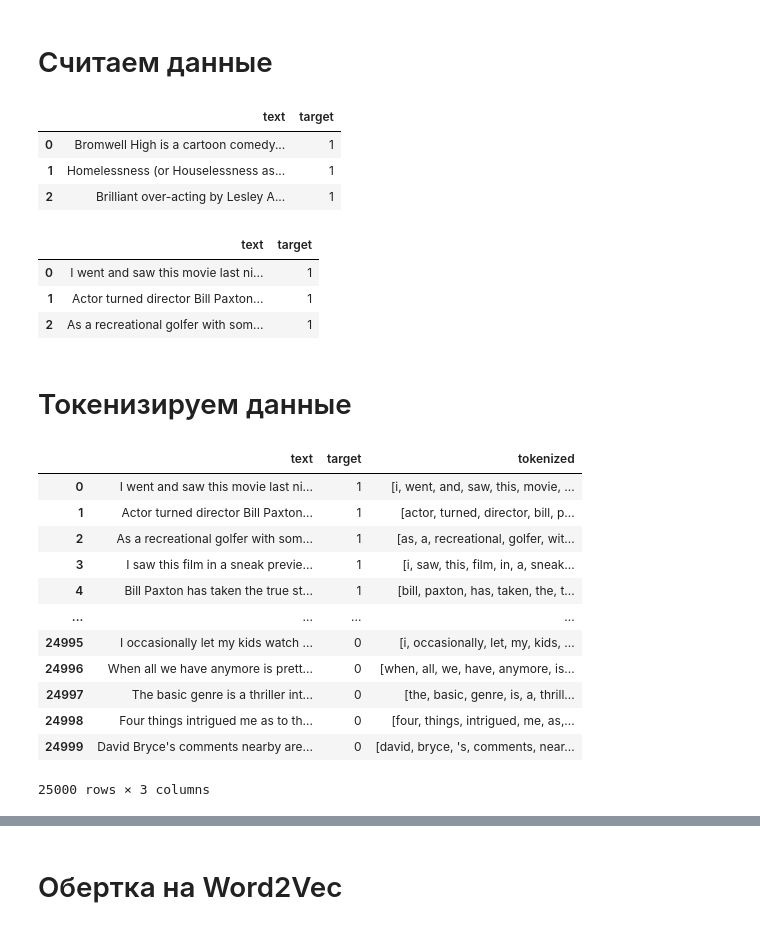
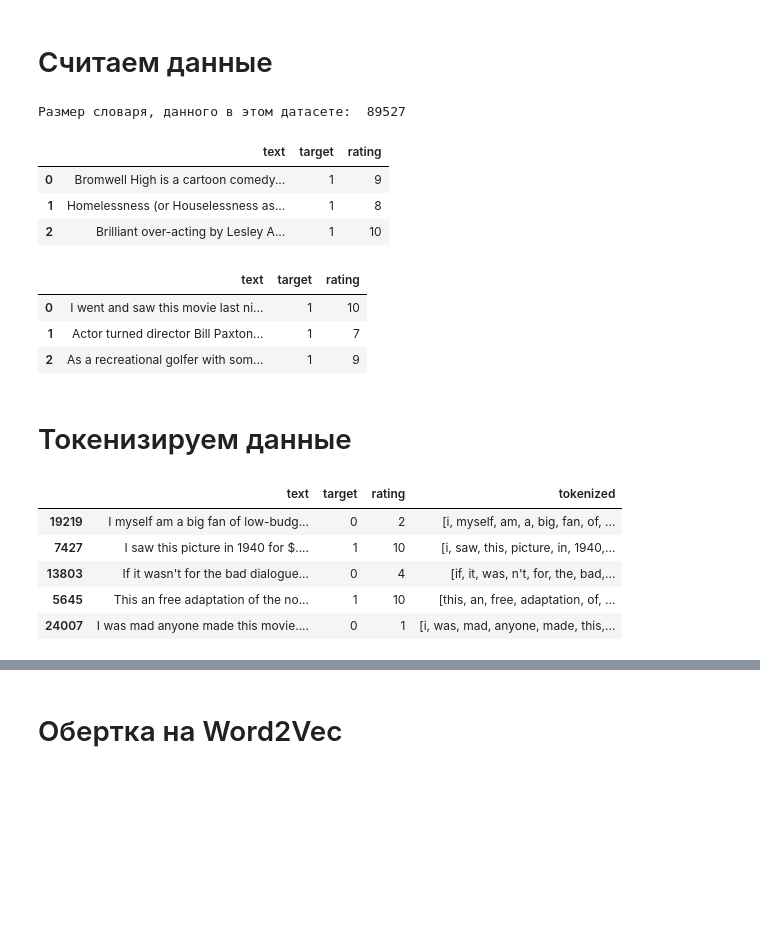
Before and after one commit to triflt/comment_task, a Jupyter notebook: notebook.ipynb, the cells around one changed output, grey strips where cells are left out. Cells and saved outputs as stored; diff of their text form; code cells hidden in the pictures; blank space fills up the shorter version.

```diff
--- a/notebook.ipynb
+++ b/notebook.ipynb
@@ -39,13 +55,11 @@ TEST_DATA_PATH = 'data/aclImdb/test/'
 # %%
 def open_txt(path):
     comments_names = os.listdir(path)
-    if path[-4:] == 'pos/':
-        target = 1
-    else:
-        target = 0
     comments = []
-    for comment in comments_names:
+    for comment in tqdm(comments_names):
         with open(os.path.join(path, comment) , encoding="utf8") as f:
             lines = f.readlines()
-            comments.append([lines[0], target])
+            target = get_target(path)
+            rating = get_rating(comment)
+            comments.append([lines[0], target, rating])
     return comments
@@ -57,53 +66,53 @@ test_neg = open_txt('data/aclImdb/test/neg/')
+# %%
+train_pos = open_txt(TRAIN_DATA_PATH + 'pos/')
+train_neg = open_txt(TRAIN_DATA_PATH + 'neg/')
+test_pos = open_txt(TEST_DATA_PATH + 'pos/')
+test_neg = open_txt(TEST_DATA_PATH + 'neg/')
 # %%
 #словарь
-with open('data/aclImdb/imdb.vocab', encoding="utf8") as f:
+with open('large-movie-reviews-dataset/acl-imdb-v1/imdb.vocab', encoding="utf8") as f:
         all_words = f.readlines()
-        all_words[i] = all_words[i][:-1]
 for i in range(len(all_words)):
     all_words[i] = all_words[i][:-1]
+print("Размер словаря, данного в этом датасете: ", len(all_words))
+# %% [output]
+Размер словаря, данного в этом датасете:  89527
 # %%
-train_df = pd.DataFrame(train_pos + train_neg, columns = ['text', 'target'])
+train_df = pd.DataFrame(train_pos + train_neg, columns = ['text', 'target', 'rating'])
 train_df.head(3)
 # %% [output]
-|  | text | target |
-| 0 | Bromwell High is a cartoon comedy... | 1 |
-| 1 | Homelessness (or Houselessness as... | 1 |
-| 2 | Brilliant over-acting by Lesley A... | 1 |
+|  | text | target | rating |
+| 0 | Bromwell High is a cartoon comedy... | 1 | 9 |
+| 1 | Homelessness (or Houselessness as... | 1 | 8 |
+| 2 | Brilliant over-acting by Lesley A... | 1 | 10 |
 # %%
-test_df = pd.DataFrame(test_pos + test_neg, columns = ['text', 'target'])
+test_df = pd.DataFrame(test_pos + test_neg, columns = ['text', 'target', 'rating'])
 test_df.head(3)
 # %% [output]
-|  | text | target |
-| 0 | I went and saw this movie last ni... | 1 |
-| 1 | Actor turned director Bill Paxton... | 1 |
-| 2 | As a recreational golfer with som... | 1 |
+|  | text | target | rating |
+| 0 | I went and saw this movie last ni... | 1 | 10 |
+| 1 | Actor turned director Bill Paxton... | 1 | 7 |
+| 2 | As a recreational golfer with som... | 1 | 9 |
 # %% [markdown]
 # Токенизируем данные
 # %%
 punct_symbols = '"!@#$%^&*():;-+?_=,<>/'
 def tokenizer_text(sent):
     tokens = [word.lower() for word in nltk.word_tokenize(sent)]
-    tokens = [word for word in tokens if word not in pucnt_symbols]
+    tokens = [word for word in tokens if word not in punct_symbols]
     return tokens
 # %%
 train_df['tokenized'] = train_df['text'].apply(tokenizer_text)
 test_df['tokenized'] = test_df['text'].apply(tokenizer_text)
 # %%
-test_df
+train_df.sample(5)
 # %% [output]
-|  | text | target | tokenized |
-| 0 | I went and saw this movie last ni... | 1 | [i, went, and, saw, this, movie, ... |
-| 1 | Actor turned director Bill Paxton... | 1 | [actor, turned, director, bill, p... |
-| 2 | As a recreational golfer with som... | 1 | [as, a, recreational, golfer, wit... |
-| 3 | I saw this film in a sneak previe... | 1 | [i, saw, this, film, in, a, sneak... |
-| 4 | Bill Paxton has taken the true st... | 1 | [bill, paxton, has, taken, the, t... |
-| ... | ... | ... | ... |
-| 24995 | I occasionally let my kids watch ... | 0 | [i, occasionally, let, my, kids, ... |
-| 24996 | When all we have anymore is prett... | 0 | [when, all, we, have, anymore, is... |
-| 24997 | The basic genre is a thriller int... | 0 | [the, basic, genre, is, a, thrill... |
-| 24998 | Four things intrigued me as to th... | 0 | [four, things, intrigued, me, as,... |
-| 24999 | David Bryce's comments nearby are... | 0 | [david, bryce, 's, comments, near... |
+|  | text | target | rating | tokenized |
+| 19219 | I myself am a big fan of low-budg... | 0 | 2 | [i, myself, am, a, big, fan, of, ... |
+| 7427 | I saw this picture in 1940 for $.... | 1 | 10 | [i, saw, this, picture, in, 1940,... |
+| 13803 | If it wasn't for the bad dialogue... | 0 | 4 | [if, it, was, n't, for, the, bad,... |
+| 5645 | This an free adaptation of the no... | 1 | 10 | [this, an, free, adaptation, of, ... |
+| 24007 | I was mad anyone made this movie.... | 0 | 1 | [i, was, mad, anyone, made, this,... |
-25000 rows × 3 columns
 # %%
 dictionary = Dictionary(train_df['tokenized'])
 dic = dictionary.token2id
```
Also changed, not shown: parts of 48 cells of this notebook, 7 other files.
